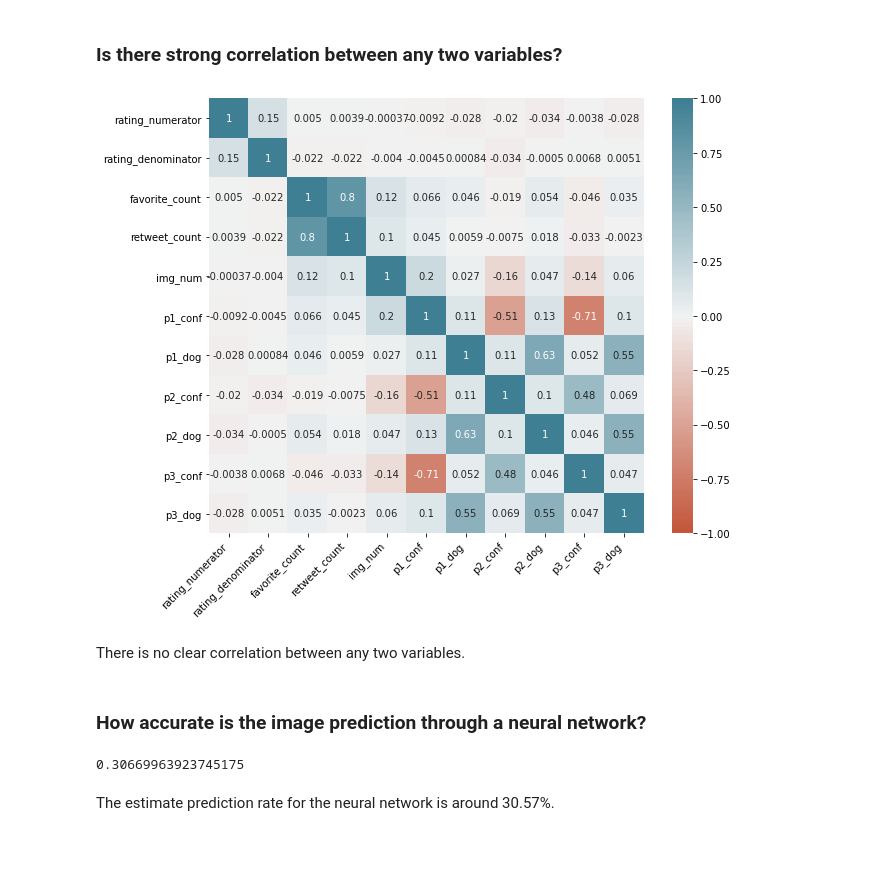
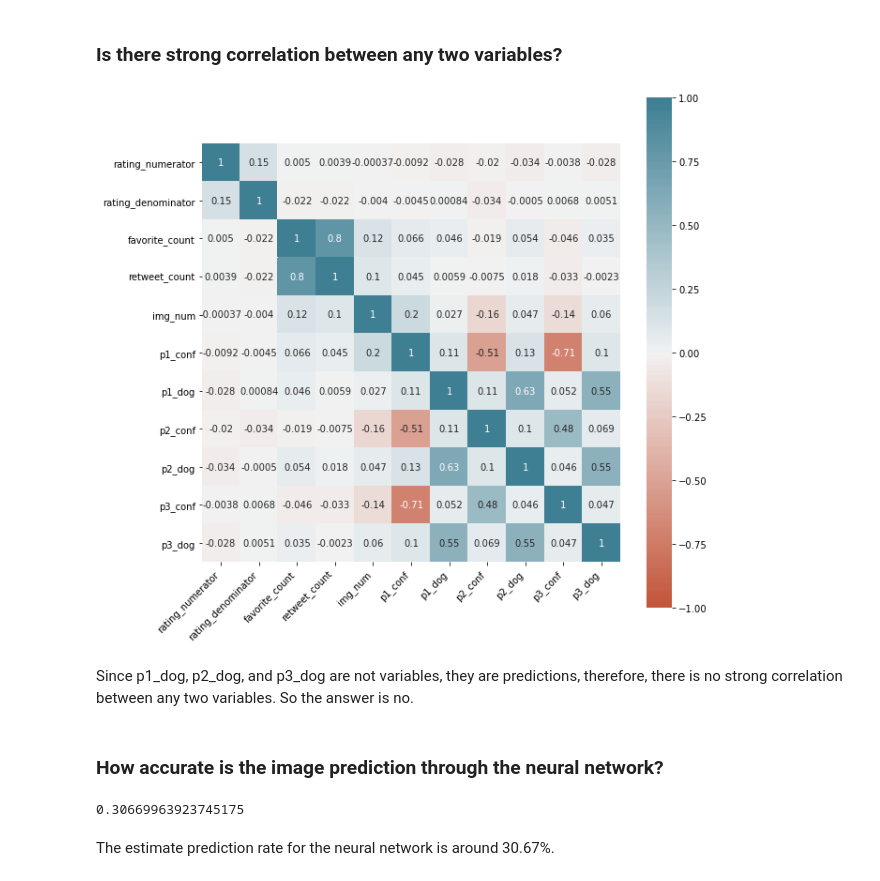
Before and after one commit to jackycwwang/data_wrangling_project, a Jupyter notebook: wrangle_act.ipynb, the cells around one changed output. Saved outputs shown, nothing was run; the diff lists cells and outputs as text; code cells hidden in the pictures; blank space fills up the shorter version.

```diff
--- a/wrangle_act.ipynb
+++ b/wrangle_act.ipynb
@@ -1414,30 +1414,32 @@ Based on this data, the time Tweeters tweet the most is between mid-night and 6a
 # %%
 import seaborn as sns
 
 corr = df_clean.corr()  # compute the correlation dataframe
-plt.figure(figsize=(10,8)) # set figure size
+plt.figure(figsize=(10, 10)) # set figure size
 
 # display the heatmap
 ax = sns.heatmap(
     corr,
     vmin=-1, vmax=1, center=0,
     cmap=sns.diverging_palette(20, 220, n=200),
     square=True,
     annot=True
 )
 
 # set the x-axis tick labels
 ax.set_xticklabels(
     ax.get_xticklabels(),
     rotation=45,
     horizontalalignment='right'
-);
+)
+
+plt.savefig('corr_matrix.png', dpi=600, bbox_inches='tight')
 # %% [output]
-[figure, old version]
+[figure, new version]
 # %% [markdown]
-There is no clear correlation between any two variables.
+Since p1_dog, p2_dog, and p3_dog are not variables, they are predictions, therefore, there is no strong correlation between any two variables. So the answer is no.
 # %% [markdown]
-### How accurate is the image prediction through a neural network?
+### How accurate is the image prediction through the neural network?
 # %%
 # create a function to calculate the prediction rate
 def get_true_rate():
@@ -1457,4 +1459,4 @@ get_true_rate()
 # %% [output]
 0.30669963923745175
 # %% [markdown]
-The estimate prediction rate for the neural network is around 30.57%.
+The estimate prediction rate for the neural network is around 30.67%.
```
Also changed, not shown: parts of 9 cells of this notebook, 2 other files.
